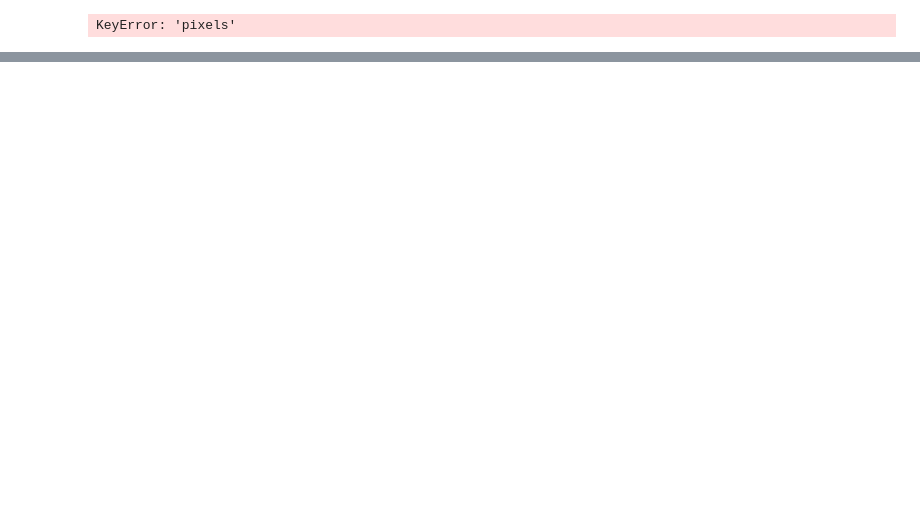
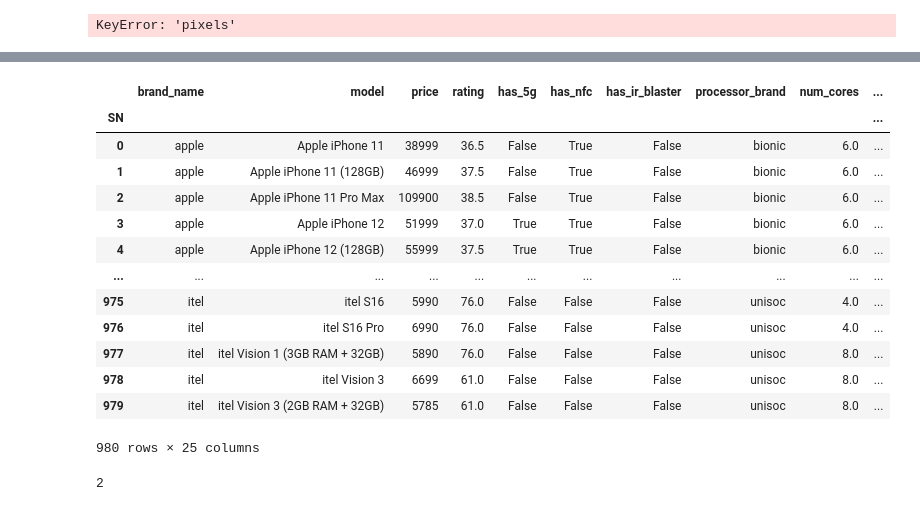
Before and after one commit to GlitchyStar717/AneXPrototype, a Jupyter notebook: try.ipynb, the cells around one changed output, grey strips where cells are left out. Saved outputs shown, nothing was run; the diff lists cells and outputs as text; code cells hidden in the pictures; blank space fills up the shorter version.

```diff
--- a/try.ipynb
+++ b/try.ipynb
@@ -443,0 +504,30 @@ df2.head()
+# %%
+def bad_software(row):
+    if row['brand_name'] not in ['itel','samsung']:
+        return row['rating']*0.5
+    else:
+        return row['rating']
+df['rating']= df.apply(bad_software,axis=1)
+df
+# %% [output]
+|  | brand_name | model | price | rating | has_5g | has_nfc | has_ir_blaster | processor_brand | num_cores | ... |
+| SN |  |  |  |  |  |  |  |  |  | ... |
+| 0 | apple | Apple iPhone 11 | 38999 | 36.5 | False | True | False | bionic | 6.0 | ... |
+| 1 | apple | Apple iPhone 11 (128GB) | 46999 | 37.5 | False | True | False | bionic | 6.0 | ... |
+| 2 | apple | Apple iPhone 11 Pro Max | 109900 | 38.5 | False | True | False | bionic | 6.0 | ... |
+| 3 | apple | Apple iPhone 12 | 51999 | 37.0 | True | True | False | bionic | 6.0 | ... |
+| 4 | apple | Apple iPhone 12 (128GB) | 55999 | 37.5 | True | True | False | bionic | 6.0 | ... |
+| ... | ... | ... | ... | ... | ... | ... | ... | ... | ... | ... |
+| 975 | itel | itel S16 | 5990 | 76.0 | False | False | False | unisoc | 4.0 | ... |
+| 976 | itel | itel S16 Pro | 6990 | 76.0 | False | False | False | unisoc | 4.0 | ... |
+| 977 | itel | itel Vision 1 (3GB RAM + 32GB) | 5890 | 76.0 | False | False | False | unisoc | 8.0 | ... |
+| 978 | itel | itel Vision 3 | 6699 | 61.0 | False | False | False | unisoc | 8.0 | ... |
+| 979 | itel | itel Vision 3 (2GB RAM + 32GB) | 5785 | 61.0 | False | False | False | unisoc | 8.0 | ... |
+980 rows × 25 columns
+# %%
+lst1= [True, True, False]
+lst2 = False
+# any([False].append([False]))
+([False for i in range(5)]+lst1).count(True)
+# %% [output]
+2
```
Also changed, not shown: parts of 9 cells of this notebook, 3 other files.
